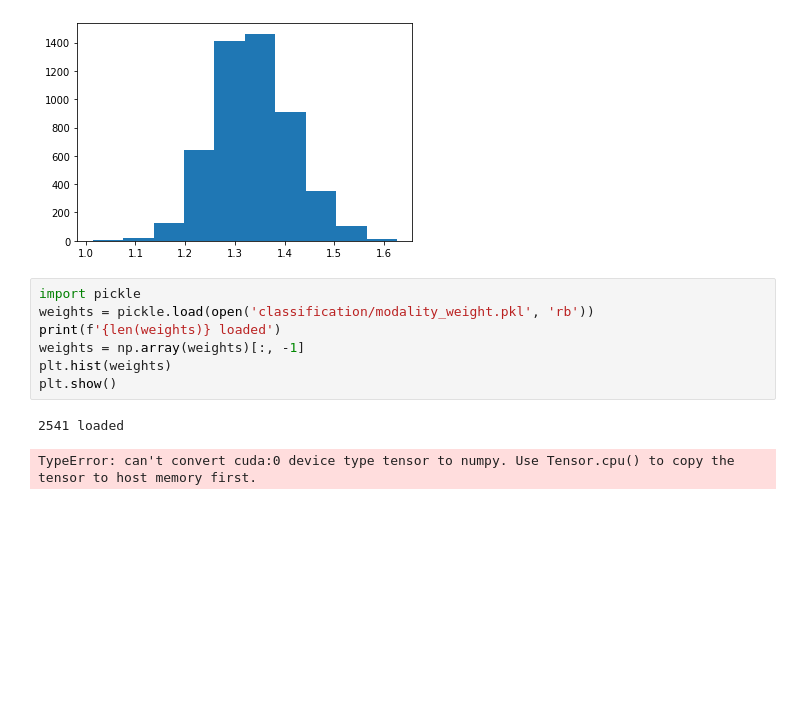
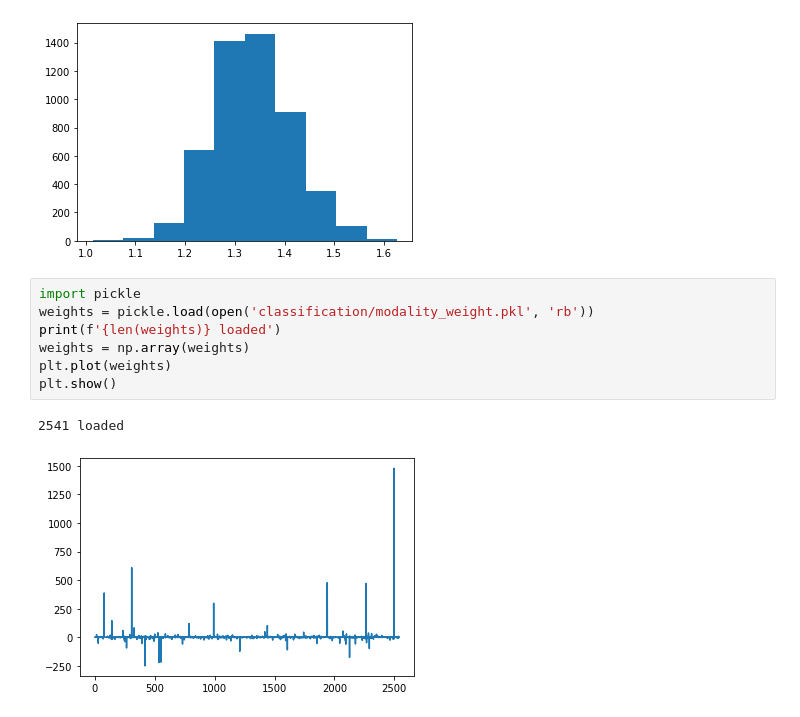
Before and after one commit to lixinghe1999/multi_modal, a Jupyter notebook: plot.ipynb, the cells around one changed output. Cells and saved outputs as stored; diff of their text form; blank space fills up the shorter version.

```diff
--- a/plot.ipynb
+++ b/plot.ipynb
@@ -125,10 +125,10 @@ plt.show()
 # %%
 import pickle
 weights = pickle.load(open('classification/modality_weight.pkl', 'rb'))
 print(f'{len(weights)} loaded')
-weights = np.array(weights)[:, -1]
-plt.hist(weights)
+weights = np.array(weights)
+plt.plot(weights)
 plt.show()
 # %% [output]
 2541 loaded
-TypeError: can't convert cuda:0 device type tensor to numpy. Use Tensor.cpu() to copy the tensor to host memory first.
+[figure, added]
```
Also changed, not shown: 1 other file.
